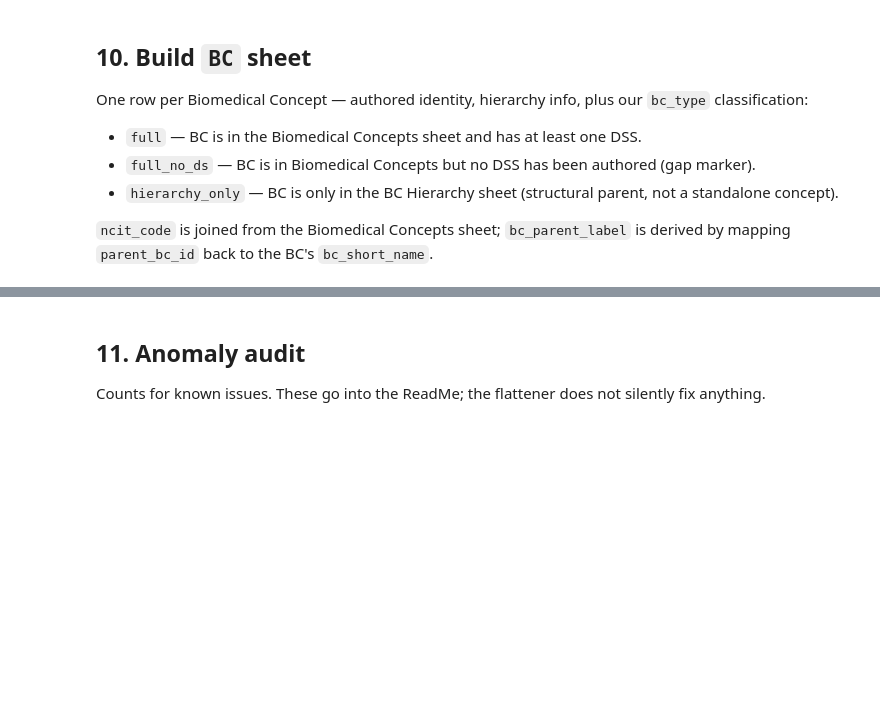
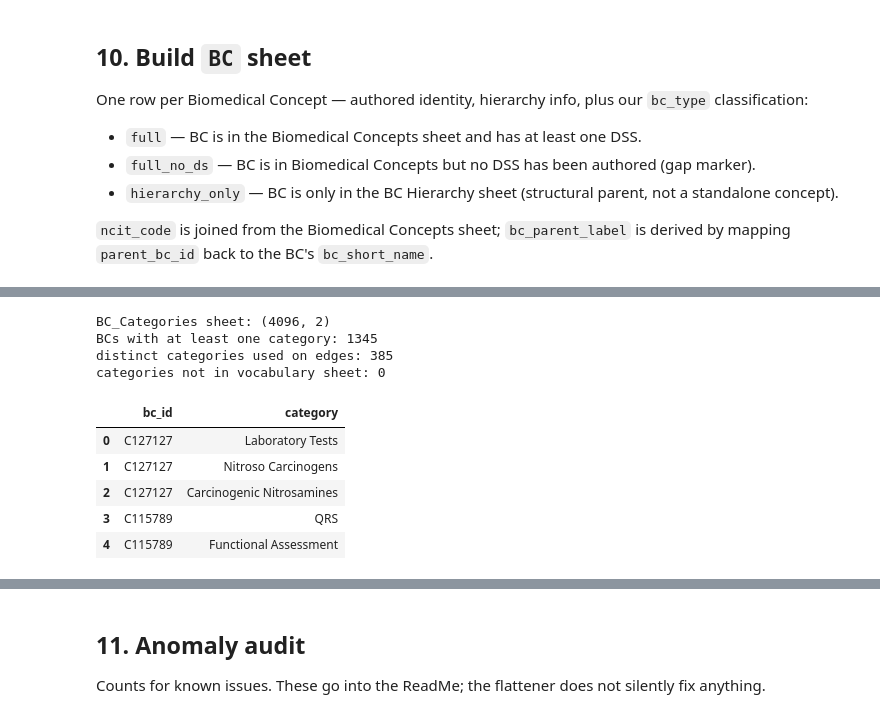
Before and after one commit to kerfors/cdisc-for-ai, a Jupyter notebook: cosmos-graph/notebooks/10_flatten_schema_driven.ipynb, the cells around one changed output, grey strips where cells are left out. Saved outputs shown, nothing was run; the diff lists cells and outputs as text; code cells hidden in the pictures; blank space fills up the shorter version.

```diff
--- a/cosmos-graph/notebooks/10_flatten_schema_driven.ipynb
+++ b/cosmos-graph/notebooks/10_flatten_schema_driven.ipynb
@@ -66,7 +81,9 @@ print('  ' + ', '.join(s.name for s in sdtm_var_slots[:12]) + ' ...')
 dss_df = pd.read_excel(DSS_XLSX, sheet_name='SDTM Dataset Specializations')
 print(f'DSS xlsx (VLM-row grain): {dss_df.shape}')
 
-bc_concepts  = pd.read_excel(BC_XLSX, sheet_name='Biomedical Concepts')
-bc_hierarchy = pd.read_excel(BC_XLSX, sheet_name='BC Hierarchy')
+bc_concepts   = pd.read_excel(BC_XLSX, sheet_name='Biomedical Concepts')
+bc_hierarchy  = pd.read_excel(BC_XLSX, sheet_name='BC Hierarchy')
+categories_df = pd.read_excel(BC_XLSX, sheet_name='Categories')
 print(f'BC Biomedical Concepts : {bc_concepts.shape}  (one row per BC per external-code mapping)')
 print(f'BC Hierarchy           : {bc_hierarchy.shape}  (one row per BC)')
+print(f'Categories             : {categories_df.shape}  (one row per category token)')
@@ -251,0 +394,11 @@ bc_sheet.head()
+# %%
+categories_sheet = (
+    categories_df[['category']]
+    .dropna()
+    .drop_duplicates()
+    .sort_values('category')
+    .reset_index(drop=True)
+)
+
+print(f'Categories sheet: {categories_sheet.shape}')
+categories_sheet.head()
@@ -251,0 +417,39 @@ bc_sheet.head()
+# %%
+# Split multi-value bc_categories into edges
+bc_cat_raw = bc_hierarchy[['bc_id', 'bc_categories']].dropna(subset=['bc_categories'])
+
+bc_cat_rows = []
+for _, row in bc_cat_raw.iterrows():
+    cats = [c.strip() for c in str(row['bc_categories']).split(';') if c.strip()]
+    for cat in cats:
+        bc_cat_rows.append({'bc_id': row['bc_id'], 'category': cat})
+
+bc_categories_sheet = (
+    pd.DataFrame(bc_cat_rows)
+    .drop_duplicates()
+    .reset_index(drop=True)
+)
+
+# Integrity check: every edge category should appear in the Categories vocab
+edge_cats  = set(bc_categories_sheet['category'].unique())
+vocab_cats = set(categories_sheet['category'].unique())
+missing    = edge_cats - vocab_cats
+
+print(f'BC_Categories sheet: {bc_categories_sheet.shape}')
+print(f'BCs with at least one category: {bc_categories_sheet["bc_id"].nunique()}')
+print(f'distinct categories used on edges: {len(edge_cats)}')
+print(f'categories not in vocabulary sheet: {len(missing)}')
+if missing:
+    print('  sample:', sorted(missing)[:5])
+bc_categories_sheet.head()
+# %% [output]
+BC_Categories sheet: (4096, 2)
+BCs with at least one category: 1345
+distinct categories used on edges: 385
+categories not in vocabulary sheet: 0
+|  | bc_id | category |
+| 0 | C127127 | Laboratory Tests |
+| 1 | C127127 | Nitroso Carcinogens |
+| 2 | C127127 | Carcinogenic Nitrosamines |
+| 3 | C115789 | QRS |
+| 4 | C115789 | Functional Assessment |
```
Also changed, not shown: parts of 24 cells of this notebook, 5 other files.
